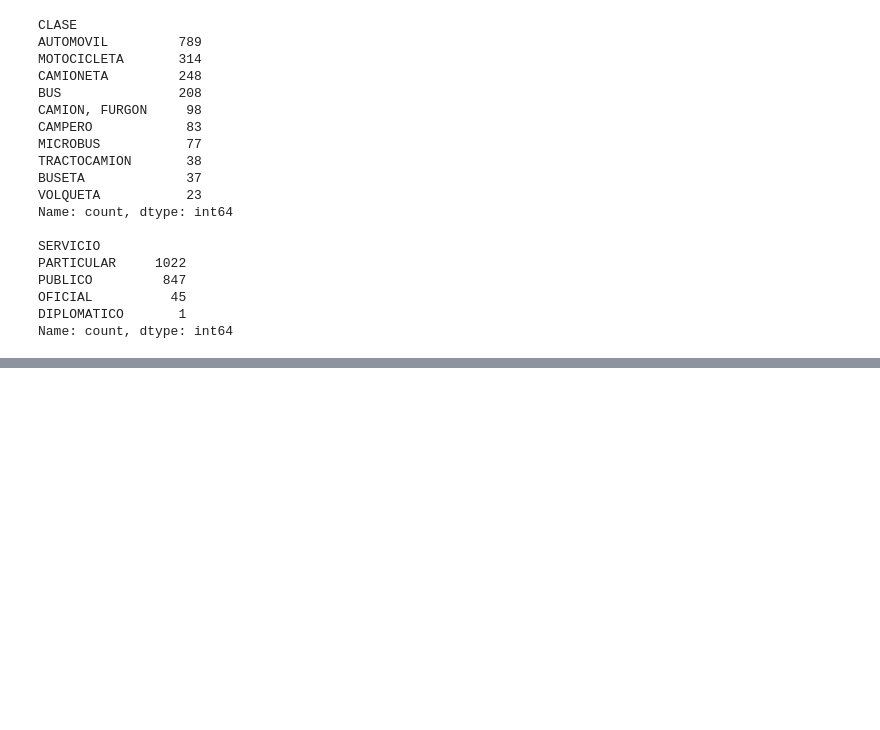
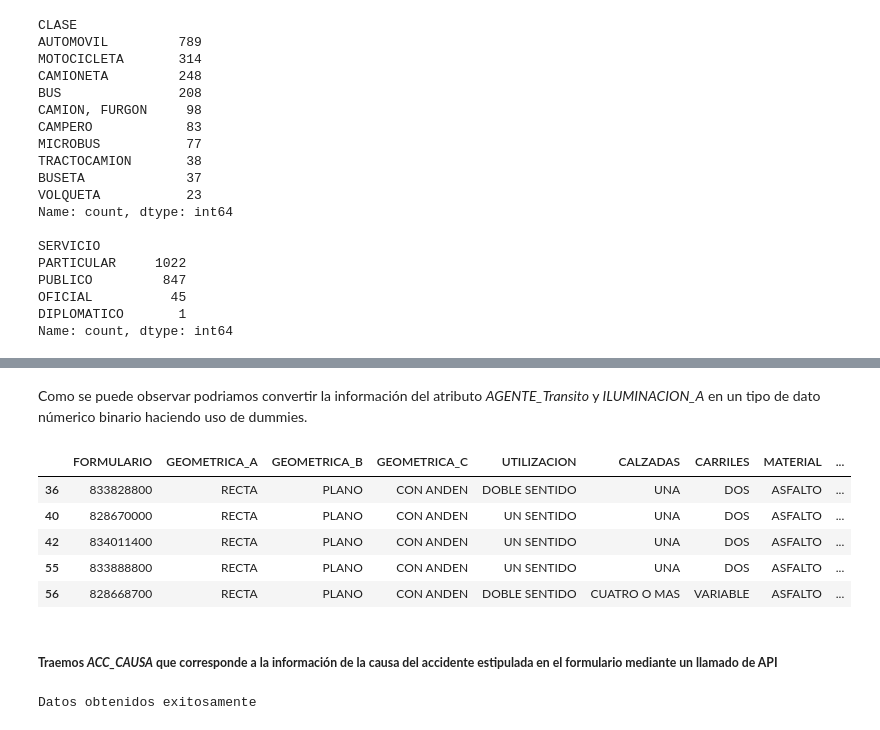
Before and after one commit to bermudez05/Siniestralidad_Bogota_BD, a Jupyter notebook: Entregable.ipynb, the cells around one changed output, grey strips where cells are left out. Saved outputs shown, nothing was run; the diff lists cells and outputs as text; code cells hidden in the pictures; blank space fills up the shorter version.

```diff
--- a/Entregable.ipynb
+++ b/Entregable.ipynb
@@ -136,0 +189,9 @@ Name: count, dtype: int64
+# %%
+# Reemplazar cadenas vacías o espacios con NaN
+via_data.replace(["", "SIN INFORMACION"," ", "NaN", "null"], np.nan, inplace=True)
+
+# Ahora aplicar dropna()
+via_data.dropna(inplace=True)
+
+# Verficamos que se hayan eliminado correctamente
+via_data.info()
@@ -136,0 +261,46 @@ Name: count, dtype: int64
+# %% [markdown]
+Como se puede observar podriamos convertir la información del atributo *AGENTE_Transito* y *ILUMINACION_A* en un tipo de dato númerico binario haciendo uso de dummies.
+# %%
+# Usamos dummies para la información de la columna ILUMINACION_A
+# 1 indica que si habia iluminación en la via y el 0 indica la ausencia de iluminación.
+dummies_iluminacion = pd.get_dummies(via_data["ILUMINACION_A"],dtype=int)
+via_data = via_data.join(dummies_iluminacion)
+via_data.drop("ILUMINACION_A", axis=1, inplace=True)
+
+via_data.drop("SIN", axis=1, inplace=True)
+via_data.rename(columns={"CON": "ILUMINACION"}, inplace=True)
+
+
+# Usamos dummies para la información de la columna AGENTES_TRANSITO
+# 1 indica que si habian agentes de transito en la via y el 0 indica la ausencia de estos.
+dummies_agentes = pd.get_dummies(via_data["AGENTE_TRANSITO"],dtype=int)
+via_data = via_data.join(dummies_agentes)
+via_data.drop("AGENTE_TRANSITO", axis=1, inplace=True)
+
+via_data.drop("NO", axis=1, inplace=True)
+via_data.rename(columns={"SI": "AGENTE_TRANSITO"}, inplace=True)
+
+via_data.head(5)
+# %% [output]
+|  | FORMULARIO | GEOMETRICA_A | GEOMETRICA_B | GEOMETRICA_C | UTILIZACION | CALZADAS | CARRILES | MATERIAL | ... |
+| 36 | 833828800 | RECTA | PLANO | CON ANDEN | DOBLE SENTIDO | UNA | DOS | ASFALTO | ... |
+| 40 | 828670000 | RECTA | PLANO | CON ANDEN | UN SENTIDO | UNA | DOS | ASFALTO | ... |
+| 42 | 834011400 | RECTA | PLANO | CON ANDEN | UN SENTIDO | UNA | DOS | ASFALTO | ... |
+| 55 | 833888800 | RECTA | PLANO | CON ANDEN | UN SENTIDO | UNA | DOS | ASFALTO | ... |
+| 56 | 828668700 | RECTA | PLANO | CON ANDEN | DOBLE SENTIDO | CUATRO O MAS | VARIABLE | ASFALTO | ... |
+# %% [markdown]
+##### __Traemos *ACC_CAUSA* que corresponde a la información de la causa del accidente estipulada en el formulario mediante un llamado de API__
+# %%
+# URL de la API
+url = "https://sig.simur.gov.co/arcgis/rest/services/Accidentalidad/AccidentalidadAnalisis/FeatureServer/4/query?where=1%3D1&outFields=FORMULARIO,NOMBRE,TIPO_CAUSA,TIPO&outSR=4326&f=json"
+
+# Hacer la solicitud GET
+response = requests.get(url)
+
+# Verificar si la solicitud fue exitosa
+if response.status_code == 200:
+    # Convertir la respuesta a JSON
+    data = response.json()
+    print("Datos obtenidos exitosamente")
+# %% [output]
+Datos obtenidos exitosamente
```
Also changed, not shown: parts of 35 cells of this notebook, 1 other file.
